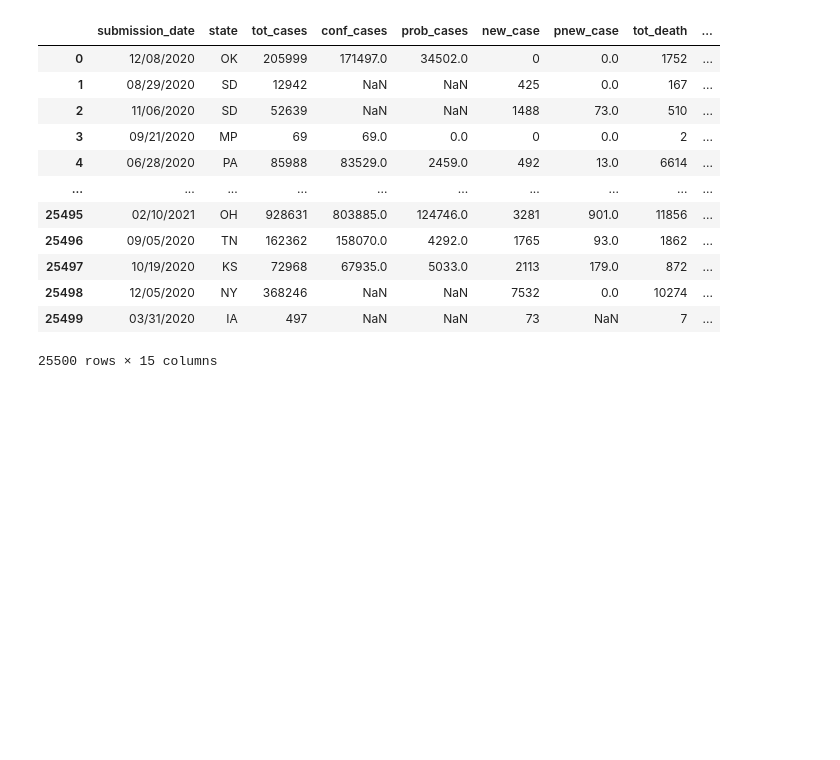
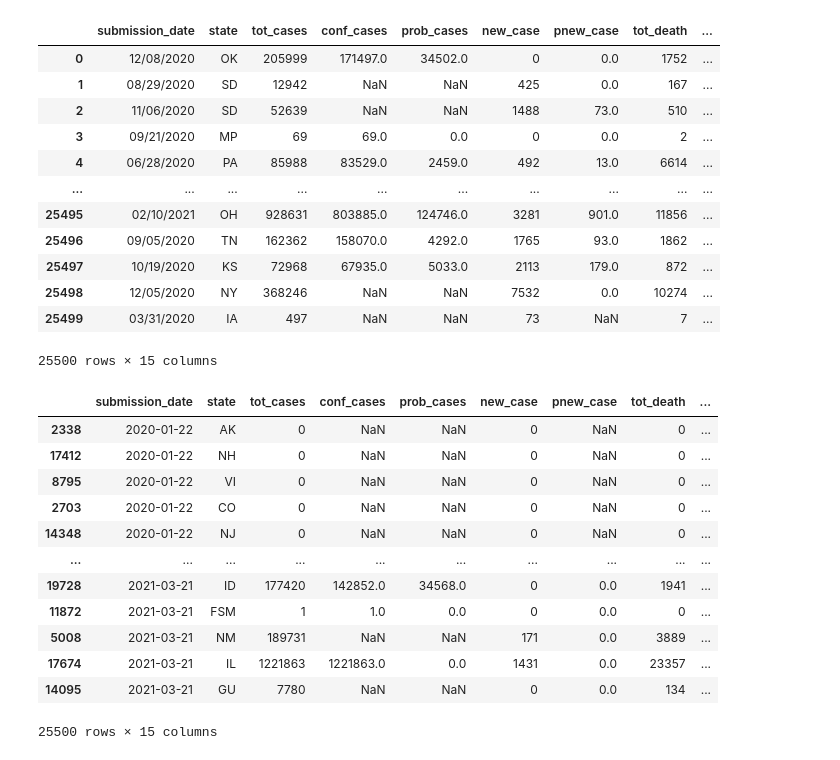
Before and after one commit to erickzli/IS597-COVID-Project, a Jupyter notebook: Kerstin's Folder/Clean Data- US Cases and Deaths by State Over Time.ipynb, the cells around one changed output. Drawn from its saved outputs; the diff is of its cells as text; code cells hidden in the pictures; blank space fills up the shorter version.

```diff
--- a/Kerstin's Folder/Clean Data- US Cases and Deaths by State Over Time.ipynb
+++ b/Kerstin's Folder/Clean Data- US Cases and Deaths by State Over Time.ipynb
@@ -195 +198,17 @@ df
+# %%
+df_sorted
+# %% [output]
+|  | submission_date | state | tot_cases | conf_cases | prob_cases | new_case | pnew_case | tot_death | ... |
+| 2338 | 2020-01-22 | AK | 0 | NaN | NaN | 0 | NaN | 0 | ... |
+| 17412 | 2020-01-22 | NH | 0 | NaN | NaN | 0 | NaN | 0 | ... |
+| 8795 | 2020-01-22 | VI | 0 | NaN | NaN | 0 | NaN | 0 | ... |
+| 2703 | 2020-01-22 | CO | 0 | NaN | NaN | 0 | NaN | 0 | ... |
+| 14348 | 2020-01-22 | NJ | 0 | NaN | NaN | 0 | NaN | 0 | ... |
+| ... | ... | ... | ... | ... | ... | ... | ... | ... | ... |
+| 19728 | 2021-03-21 | ID | 177420 | 142852.0 | 34568.0 | 0 | 0.0 | 1941 | ... |
+| 11872 | 2021-03-21 | FSM | 1 | 1.0 | 0.0 | 0 | 0.0 | 0 | ... |
+| 5008 | 2021-03-21 | NM | 189731 | NaN | NaN | 171 | 0.0 | 3889 | ... |
+| 17674 | 2021-03-21 | IL | 1221863 | 1221863.0 | 0.0 | 1431 | 0.0 | 23357 | ... |
+| 14095 | 2021-03-21 | GU | 7780 | NaN | NaN | 0 | 0.0 | 134 | ... |
+25500 rows × 15 columns
 # %%
```
Also changed, not shown: parts of 2 cells of this notebook.
